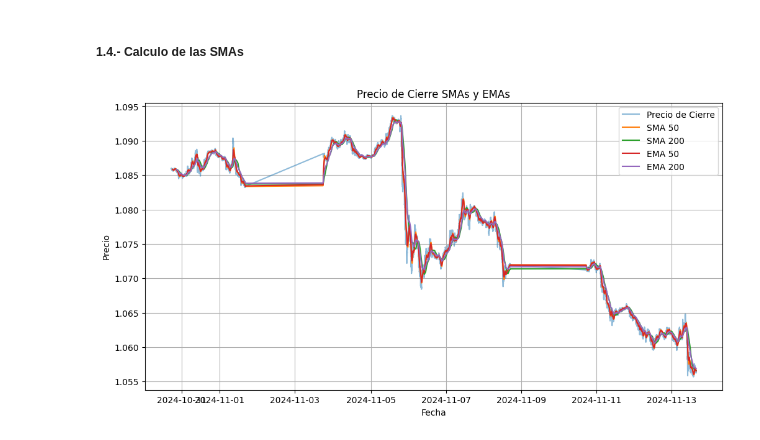
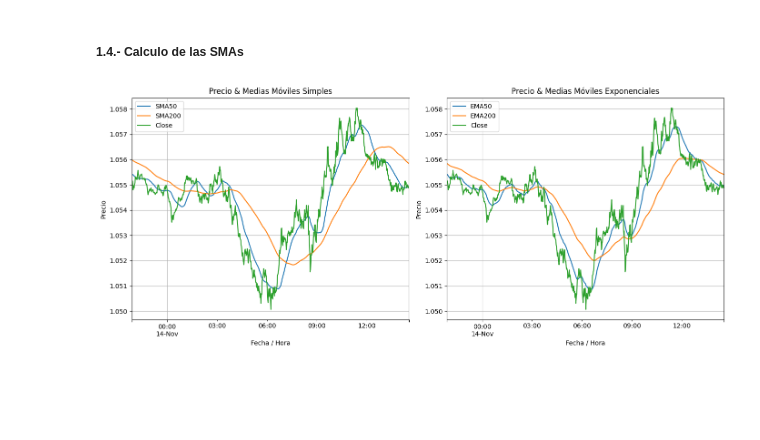
Before and after one commit to aranagarapena/quantitative-trading-analysis, a Jupyter notebook: 1. Cursos/UPM/Anexo I.- Python/Jupyter Notebooks/Primeros pasos - Iker/1.- Golden Cross strategy.ipynb, the cells around one changed output. Cells and saved outputs as stored; diff of their text form; code cells hidden in the pictures; blank space fills up the shorter version.

```diff
--- a/1. Cursos/UPM/Anexo I.- Python/Jupyter Notebooks/Primeros pasos - Iker/1.- Golden Cross strategy.ipynb
+++ b/1. Cursos/UPM/Anexo I.- Python/Jupyter Notebooks/Primeros pasos - Iker/1.- Golden Cross strategy.ipynb
@@ -102,18 +81,3 @@ df['SMA200'] = ta.sma(df["Close"], length=200)
 
 df['EMA50'] = ta.ema(df["Close"], length=50)
 df['EMA200'] = ta.ema(df["Close"], length=200)
-# %%
-plt.figure(figsize=(12, 6))
-plt.plot(df.index, df['Close'], label='Precio de Cierre', alpha=0.5)
-plt.plot(df.index, df['SMA50'], label='SMA 50')
-plt.plot(df.index, df['SMA200'], label='SMA 200')
-plt.plot(df.index, df['EMA50'], label='EMA 50')
-plt.plot(df.index, df['EMA200'], label='EMA 200')
-plt.title(f'Precio de Cierre SMAs y EMAs')
-plt.xlabel('Fecha')
-plt.ylabel('Precio')
-plt.legend()
-plt.grid(True)
-plt.show()
-# %% [output]
-[figure, removed]
@@ -119,0 +96,20 @@ plt.show()
+# %%
+import matplotlib.pyplot as plt
+
+fig, axes = plt.subplots(1, 2, figsize=(14, 6))  # Crear una figura con 1 fila y 2 columnas
+
+# Gráfico 1: Precio & Medias Móviles Simples
+df[['SMA50', 'SMA200', 'Close']][-1000:].plot(ax=axes[0], grid=True, title='Precio & Medias Móviles Simples')
+axes[0].set_xlabel('Fecha / Hora')
+axes[0].set_ylabel('Precio')
+
+# Gráfico 2: Precio & Medias Móviles Exponenciales
+df[['EMA50', 'EMA200', 'Close']][-1000:].plot(ax=axes[1], grid=True, title='Precio & Medias Móviles Exponenciales')
+axes[1].set_xlabel('Fecha / Hora')
+axes[1].set_ylabel('Precio')
+
+# Ajustar el diseño para que no se solapen los gráficos
+plt.tight_layout()
+plt.show()
+# %% [output]
+[figure, added]
```
Also changed, not shown: parts of 7 cells of this notebook.
